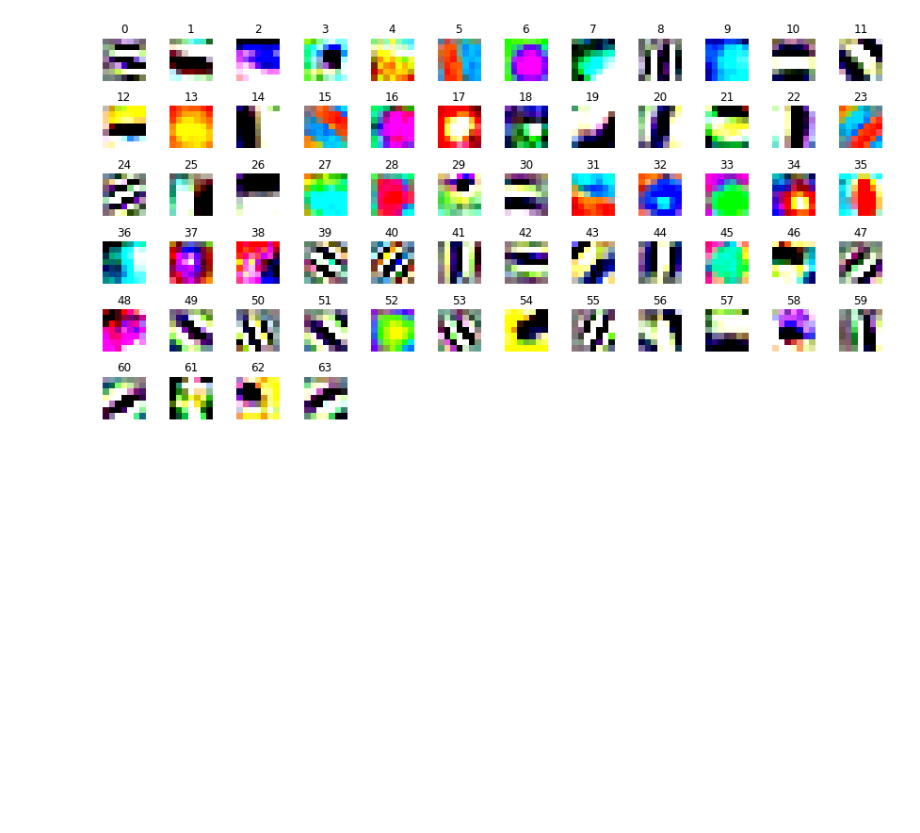
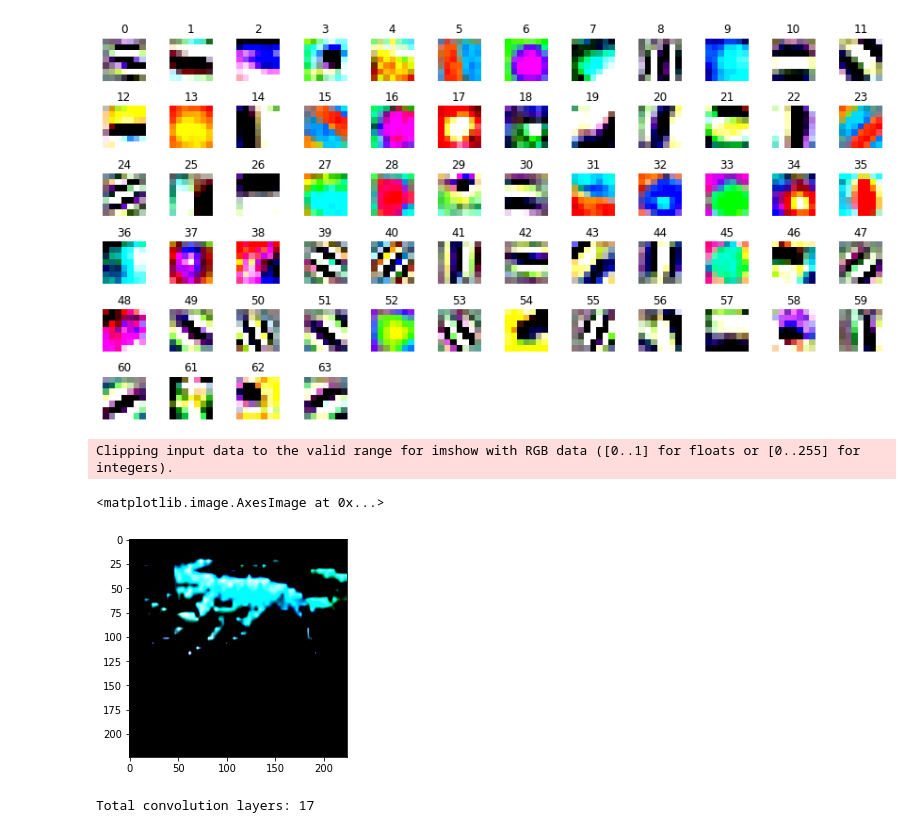
Before and after one commit to Chandu-4444/Tiny-ImageNet, a Jupyter notebook: TinyImageNet.ipynb, the cells around one changed output. Saved outputs shown, nothing was run; the diff lists cells and outputs as text; code cells hidden in the pictures; blank space fills up the shorter version.

```diff
--- a/TinyImageNet.ipynb
+++ b/TinyImageNet.ipynb
@@ -49,26 +49,31 @@ DATA_DIR = "tiny-imagenet-200"
 VAL_DIR = "tiny-imagenet-200/val"
 VAL_IMG_DIR = "tiny-imagenet-200/val/images"
 
-train_transforms = torchvision.transforms.Compose([
-    torchvision.transforms.Resize(224),
-    torchvision.transforms.RandomRotation(30),
+preprocess_train = torchvision.transforms.Compose([
+    torchvision.transforms.RandomResizedCrop(224),
     torchvision.transforms.RandomHorizontalFlip(),
-    torchvision.transforms.RandomVerticalFlip(),
     torchvision.transforms.ToTensor(),
-    torchvision.transforms.Normalize((0.485, 0.456, 0.406), (0.229, 0.224, 0.225)),
+    torchvision.transforms.Normalize(mean=[0.485, 0.456, 0.406], std=[0.229, 0.224, 0.225]),
+])
+
+preprocess_val = torchvision.transforms.Compose([
+    torchvision.transforms.Resize(256),
+    torchvision.transforms.CenterCrop(224),
+    torchvision.transforms.ToTensor(),
+    torchvision.transforms.Normalize(mean=[0.485, 0.456, 0.406], std=[0.229, 0.224, 0.225]),
 
 ])
 
-test_transforms = torchvision.transforms.Compose([
-    torchvision.transforms.Resize(224),
-    torchvision.transforms.ToTensor(),
-    torchvision.transforms.Normalize((0.485, 0.456, 0.406), (0.229, 0.224, 0.225)),
-])
+# test_transforms = torchvision.transforms.Compose([
+#     torchvision.transforms.Resize(224),
+#     torchvision.transforms.ToTensor(),
+#     torchvision.transforms.Normalize((0.485, 0.456, 0.406), (0.229, 0.224, 0.225)),
+# ])
 
 train_dataset = torchvision.datasets.ImageFolder(
-    "tiny-imagenet-200/train", transform=train_transforms)
+    "tiny-imagenet-200/train", transform=preprocess_train)
 train_dataloader = torch.utils.data.DataLoader(
-    train_dataset, batch_size=64, shuffle=True, drop_last=True)
+    train_dataset, batch_size=128, shuffle=True, drop_last=True)
 
 # Place corresponding images into respective folders
 val_info = pd.read_csv("tiny-imagenet-200/val/val_annotations.txt",
@@ -82,7 +87,7 @@ for img, folder_name in zip(val_info["File"], val_info["Class"]):
         os.rename(os.path.join(VAL_IMG_DIR, img), os.path.join(newpath, img))
 
 val_dataset = torchvision.datasets.ImageFolder(
-    "tiny-imagenet-200/val/images", transform=test_transforms)
+    "tiny-imagenet-200/val/images", transform=preprocess_val)
 val_dataloader = torch.utils.data.DataLoader(
     val_dataset, batch_size=128, shuffle=True, drop_last=True)
 # %% [output]
@@ -337,3 +333,12 @@ weight_tensor = model.conv1.weight.data
 plot_filters_multi_channel(weight_tensor.cpu())
 # %% [output]
 [figure]
+# %%
+img_path = "tiny-imagenet-200/train/n01770393/images/n01770393_102.JPEG"
+img = PIL.Image.open(img_path)
+img = preprocess_train(img)
+plt.imshow(np.transpose(img, (1, 2, 0)))
+# %% [output]
+Clipping input data to the valid range for imshow with RGB data ([0..1] for floats or [0..255] for integers).
+<matplotlib.image.AxesImage at 0x...>
+[figure, added]
@@ -339,0 +347,24 @@ plot_filters_multi_channel(weight_tensor.cpu())
+# %%
+model_weights =[]
+#we will save the 49 conv layers in this list
+conv_layers = []
+# get all the model children as list
+model_children = list(model.children())
+#counter to keep count of the conv layers
+counter = 0
+#append all the conv layers and their respective wights to the list
+for i in range(len(model_children)):
+    if type(model_children[i]) == nn.Conv2d:
+        counter+=1
+        model_weights.append(model_children[i].weight)
+        conv_layers.append(model_children[i])
+    elif type(model_children[i]) == nn.Sequential:
+        for j in range(len(model_children[i])):
+            for child in model_children[i][j].children():
+                if type(child) == nn.Conv2d:
+                    counter+=1
+                    model_weights.append(child.weight)
+                    conv_layers.append(child)
+print(f"Total convolution layers: {counter}")
+# %% [output]
+Total convolution layers: 17
```
Also changed, not shown: parts of 10 cells of this notebook, 1 other file.
